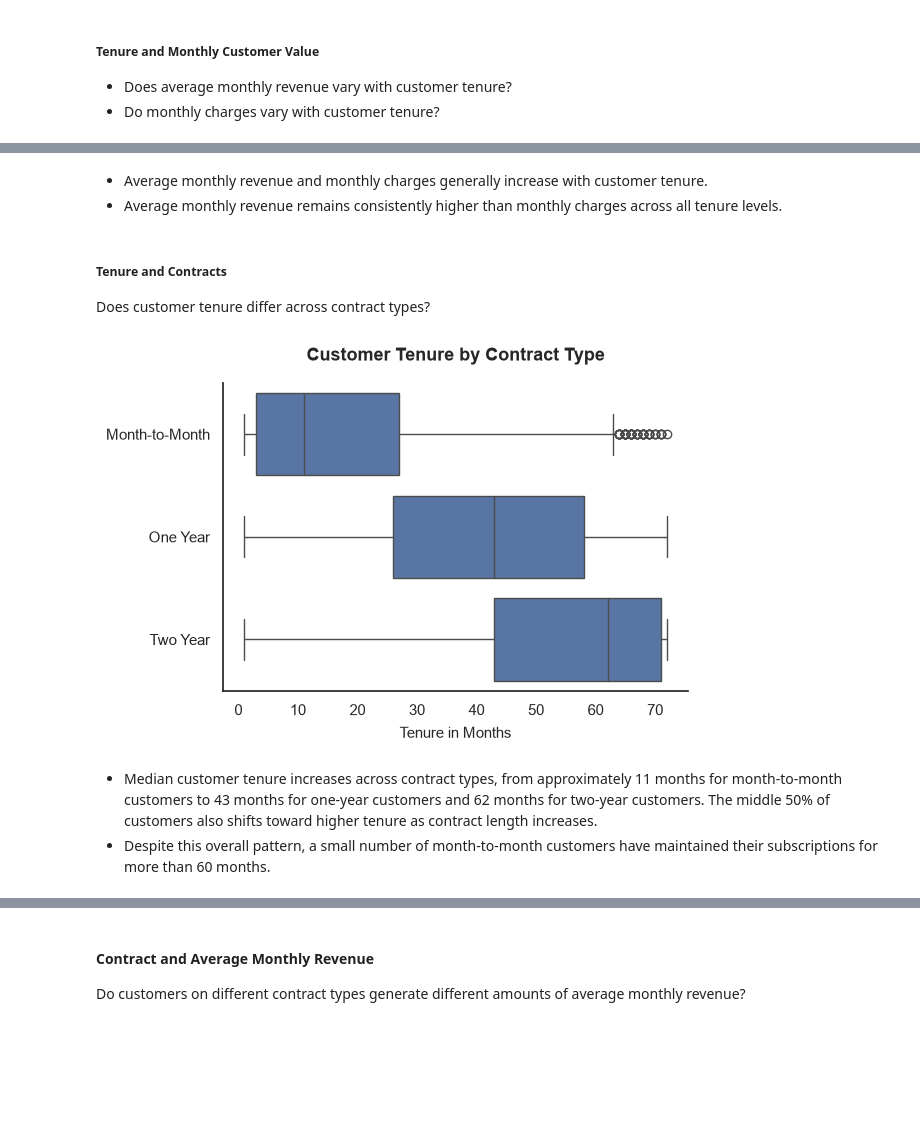
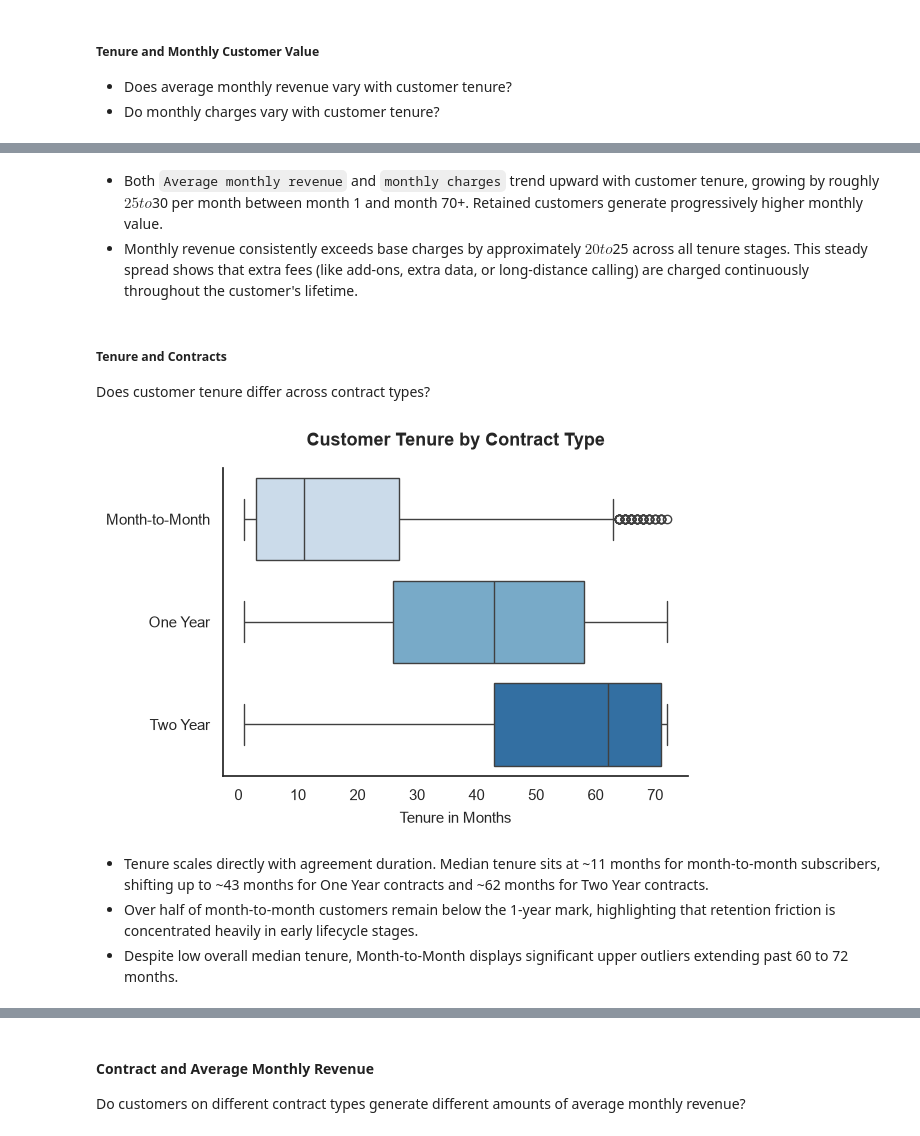
Before and after one commit to pendergataxel/telecom-customer-churn-analysis, a Jupyter notebook: notebooks/03_bivariate_and_churn_drivers.ipynb, the cells around one changed output, grey strips where cells are left out. Drawn from its saved outputs; the diff is of its cells as text; code cells hidden in the pictures; blank space fills up the shorter version.

```diff
--- a/notebooks/03_bivariate_and_churn_drivers.ipynb
+++ b/notebooks/03_bivariate_and_churn_drivers.ipynb
@@ -363,0 +319,31 @@ for container in ax.containers:
+# %%
+churn_df['Additionals Bundle'] = ((churn_df['Unlimited Data'] == 1) &
+                               (churn_df['Online Security'] == 1) &
+                               (churn_df['Online Backup'] == 1) &
+                               (churn_df['Device Protection Plan'] == 1) &
+                               (churn_df['Premium Tech Support'] == 1))
+
+internet_customers['Additionals Bundle'] = churn_df.loc[internet_customers.index, 'Additionals Bundle']
+
+additionals_adoption = (
+    internet_customers.groupby('Household Type')[['Unlimited Data', 'Online Security', 'Online Backup', 'Device Protection Plan', 'Premium Tech Support', 'Additionals Bundle']]
+    .mean() * 100
+)
+
+fig, ax = plt.subplots()
+
+sns.heatmap(
+    additionals_adoption.astype(float),
+    annot=True,
+    fmt='.1f',
+    cmap='Blues',
+    vmin=0,
+    vmax=100,
+    cbar=True,
+    ax=ax
+)
+
+ax.set_title('Additional Service Adoption by Household Type (%)')
+ax.set_ylabel('Household Type')
+ax.tick_params(axis='y', rotation=0)
+plt.xticks(rotation=45, ha='right');
@@ -400,20 +392,24 @@ ax.set_ylabel('Amount ($)');
 # %% [markdown]
-- Average monthly revenue and monthly charges generally increase with customer tenure.
-- Average monthly revenue remains consistently higher than monthly charges across all tenure levels.
+- Both  `Average monthly revenue` and `monthly charges` trend upward with customer tenure, growing by roughly $25 to $30 per month between month 1 and month 70+. Retained customers generate progressively higher monthly value.
+- Monthly revenue consistently exceeds base charges by approximately $20 to $25 across all tenure stages. This steady spread shows that extra fees (like add-ons, extra data, or long-distance calling) are charged continuously throughout the customer's lifetime.
 # %% [markdown]
 ##### Tenure and Contracts
 Does customer tenure differ across contract types?
 # %%
 ax = sns.boxplot(
     data=churn_df,
     y=churn_df['Contract'],
-    x=churn_df['Tenure in Months']
+    x=churn_df['Tenure in Months'],
+    palette='Blues',
+    hue='Contract',
+    dodge=False
 )
 
 ax.set_title('Customer Tenure by Contract Type')
 ax.set_ylabel('');
 # %% [output]
-[figure, old version]
+[figure, new version]
 # %% [markdown]
-- Median customer tenure increases across contract types, from approximately 11 months for month-to-month customers to 43 months for one-year customers and 62 months for two-year customers. The middle 50% of customers also shifts toward higher tenure as contract length increases.
-- Despite this overall pattern, a small number of month-to-month customers have maintained their subscriptions for more than 60 months.
+- Tenure scales directly with agreement duration. Median tenure sits at ~11 months for month-to-month subscribers, shifting up to ~43 months for One Year contracts and ~62 months for Two Year contracts.
+- Over half of month-to-month customers remain below the 1-year mark, highlighting that retention friction is concentrated heavily in early lifecycle stages.
+- Despite low overall median tenure, Month-to-Month displays significant upper outliers extending past 60 to 72 months.
```
Also changed, not shown: parts of 46 cells of this notebook.
